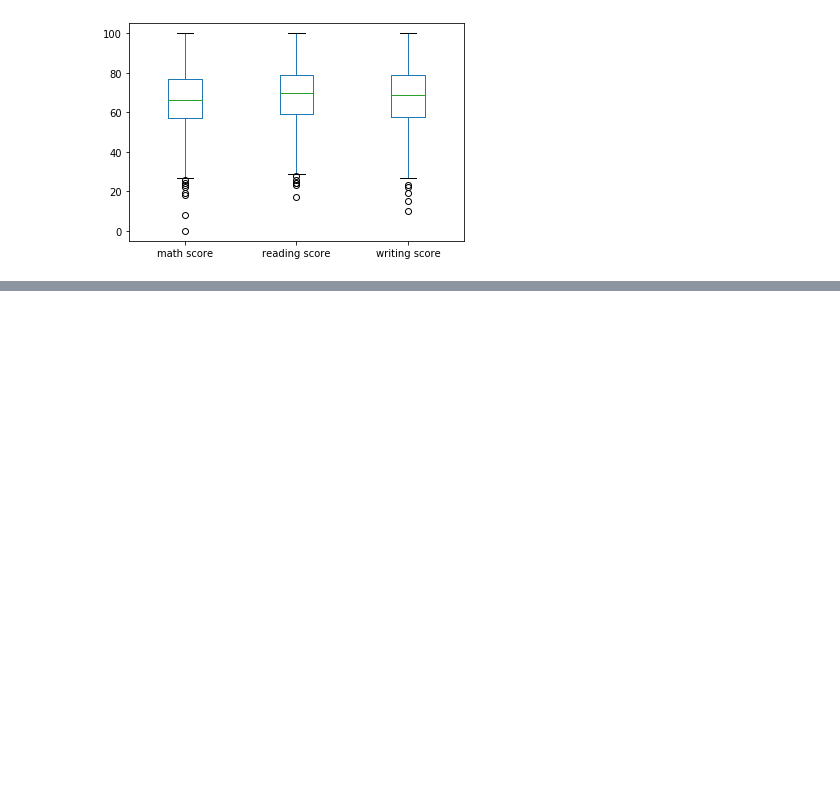
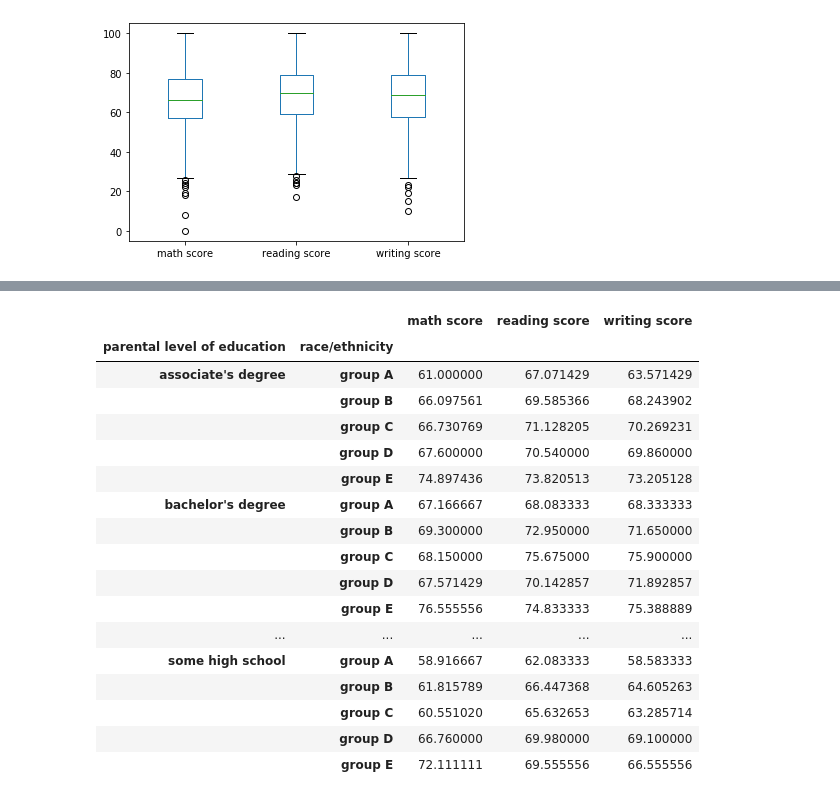
Before and after one commit to albert-ntiri/student_performance, a Jupyter notebook: Student_Performance_EDA.ipynb, the cells around one changed output, grey strips where cells are left out. Drawn from its saved outputs; the diff is of its cells as text; code cells hidden in the pictures; blank space fills up the shorter version.

```diff
--- a/Student_Performance_EDA.ipynb
+++ b/Student_Performance_EDA.ipynb
@@ -102,0 +193,21 @@ scores.plot.box()
+# %%
+scores.groupby(['parental level of education', 'race/ethnicity']).mean()
+# %% [output]
+|  |  | math score | reading score | writing score |
+| parental level of education | race/ethnicity |  |  |  |
+| associate's degree | group A | 61.000000 | 67.071429 | 63.571429 |
+|  | group B | 66.097561 | 69.585366 | 68.243902 |
+|  | group C | 66.730769 | 71.128205 | 70.269231 |
+|  | group D | 67.600000 | 70.540000 | 69.860000 |
+|  | group E | 74.897436 | 73.820513 | 73.205128 |
+| bachelor's degree | group A | 67.166667 | 68.083333 | 68.333333 |
+|  | group B | 69.300000 | 72.950000 | 71.650000 |
+|  | group C | 68.150000 | 75.675000 | 75.900000 |
+|  | group D | 67.571429 | 70.142857 | 71.892857 |
+|  | group E | 76.555556 | 74.833333 | 75.388889 |
+| ... | ... | ... | ... | ... |
+| some high school | group A | 58.916667 | 62.083333 | 58.583333 |
+|  | group B | 61.815789 | 66.447368 | 64.605263 |
+|  | group C | 60.551020 | 65.632653 | 63.285714 |
+|  | group D | 66.760000 | 69.980000 | 69.100000 |
+|  | group E | 72.111111 | 69.555556 | 66.555556 |
```
Also changed, not shown: parts of 11 cells of this notebook.
